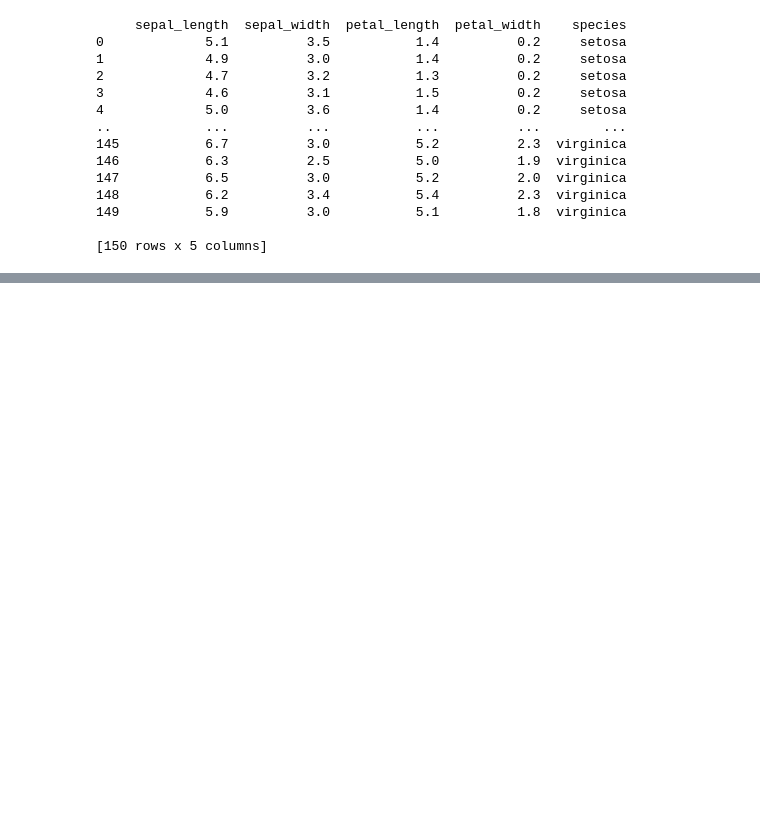
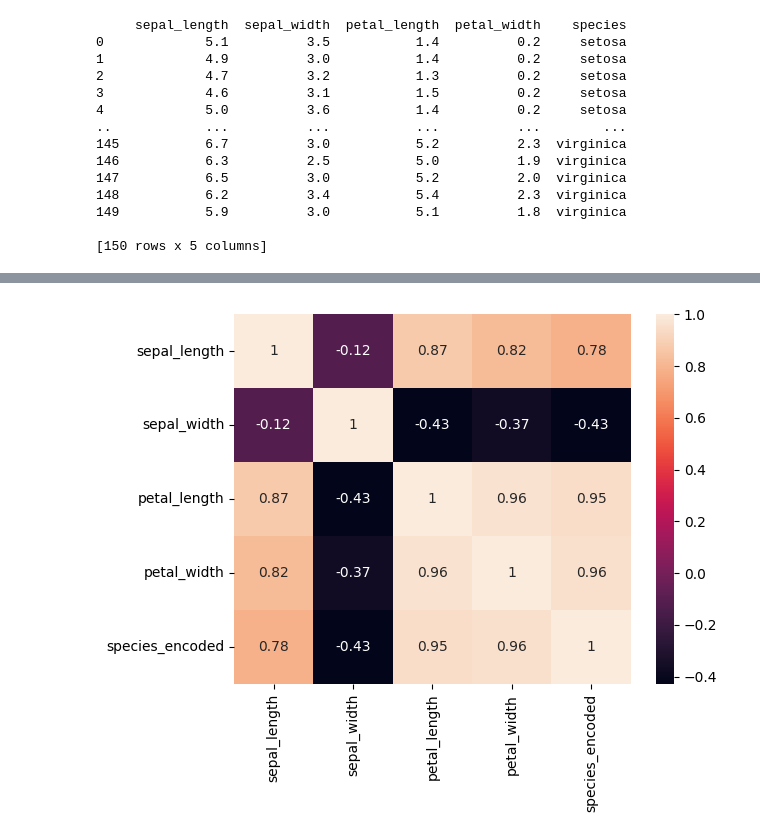
Before and after one commit to sourabhadake5100-dev/Sourabh, a Jupyter notebook: exp3.ipynb, the cells around one changed output, grey strips where cells are left out. Drawn from its saved outputs; the diff is of its cells as text; code cells hidden in the pictures; blank space fills up the shorter version.

```diff
--- a/exp3.ipynb
+++ b/exp3.ipynb
@@ -27,0 +112,9 @@ print(df)
+# %%
+from sklearn.preprocessing import LabelEncoder
+
+le = LabelEncoder()
+
+df["species_encoded"] = le.fit_transform(df["species"])
+
+print(df.head())
+print(df.tail())
@@ -27,0 +153,11 @@ print(df)
+# %%
+import matplotlib.pyplot as plt
+import seaborn as sns
+
+correlation = df.corr(numeric_only=True)
+
+sns.heatmap(correlation, annot=True)
+
+plt.show()
+# %% [output]
+[figure, added]
```
Also changed, not shown: parts of 19 cells of this notebook.
